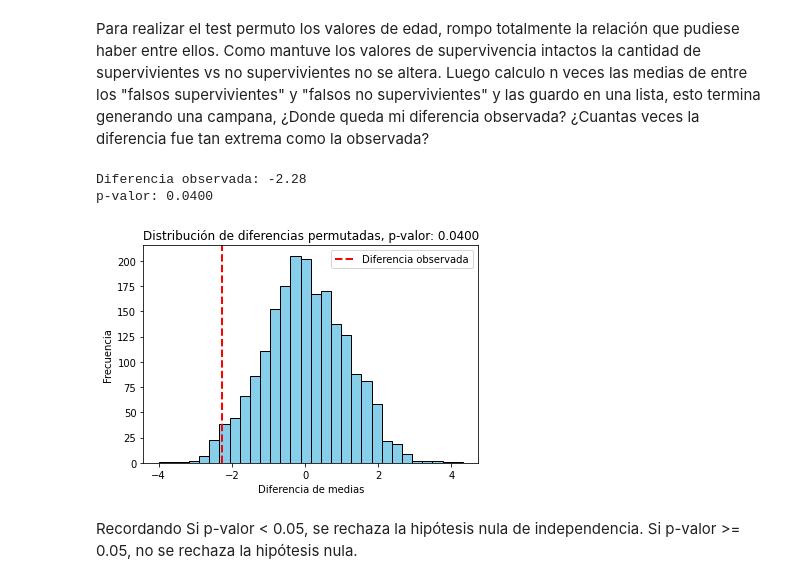
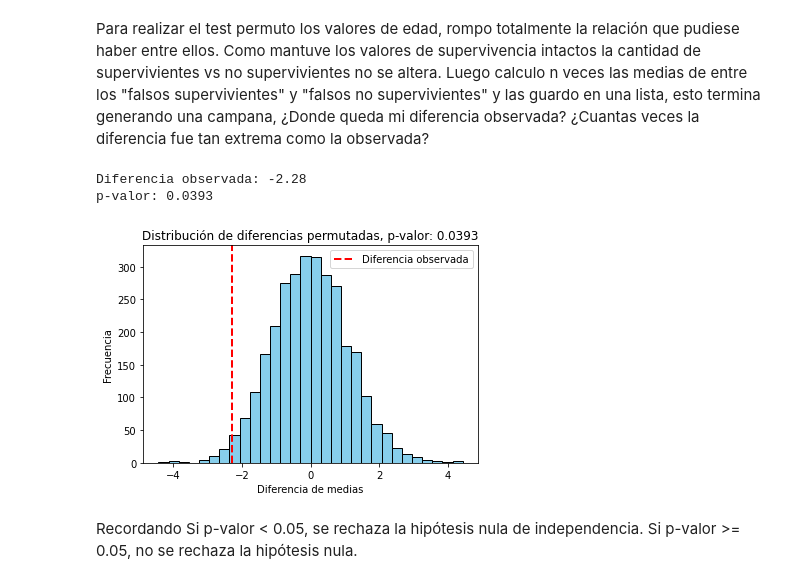
Before and after one commit to PabloSoligo2014/3670-UNLaM-CD, a Jupyter notebook: 08_FeatureSelection/PermutationTestTitanic.ipynb, the cells around one changed output. Drawn from its saved outputs; the diff is of its cells as text; code cells hidden in the pictures.

```diff
--- a/08_FeatureSelection/PermutationTestTitanic.ipynb
+++ b/08_FeatureSelection/PermutationTestTitanic.ipynb
@@ -54,37 +54,37 @@ Hay un diferencia de 2.28, ¿Esa diferencia puede ser producto del azar? O es lo
 # %% [markdown]
 Para realizar el test permuto los valores de edad, rompo totalmente la relación que pudiese haber entre ellos. Como mantuve los valores de supervivencia intactos la cantidad de supervivientes vs no supervivientes no se altera. Luego calculo n veces las medias de entre los "falsos supervivientes" y "falsos no supervivientes" y las guardo en una lista, esto termina generando una campana, ¿Donde queda mi diferencia observada? ¿Cuantas veces la diferencia fue tan extrema como la observada?
 # %%
-n_permutations = 2000
+n_permutations = 3000
 permuted_diff = []
 
 # Repetir el reordenamiento de etiquetas
 for _ in range(n_permutations):
 
     df['Age_permuted'] = np.random.permutation(df['Age'])
     surv_age_mean = df.loc[df.Survived==1, ["Age_permuted"]].mean().values[0]
     died_age_mean = df.loc[df.Survived==0, ["Age_permuted"]].mean().values[0]
     diff = surv_age_mean - died_age_mean
     permuted_diff.append(diff)
 
 # Paso 4: Calcular el p-valor como la proporción de permutaciones que tienen una diferencia mayor o igual a la observada
 p_value = np.sum(np.abs(permuted_diff) >= np.abs(obs_diff)) / n_permutations
 
 # Mostrar los resultados
 print(f"Diferencia observada: {obs_diff:.2f}")
 print(f"p-valor: {p_value:.4f}")
 
 # Graficar la distribución de las diferencias permutadas
 plt.hist(permuted_diff, bins=30, color='skyblue', edgecolor='black')
 plt.axvline(obs_diff, color='red', linestyle='dashed', linewidth=2, label='Diferencia observada')
 plt.title(f'Distribución de diferencias permutadas, p-valor: {p_value:.4f}')
 plt.xlabel('Diferencia de medias')
 plt.ylabel('Frecuencia')
 plt.legend()
 plt.show()
 # %% [output]
 Diferencia observada: -2.28
-p-valor: 0.0400
+p-valor: 0.0393
-[figure, old version]
+[figure, new version]
 # %% [markdown]
 Recordando</BR>
 Si p-valor < 0.05, se rechaza la hipótesis nula de independencia.</BR>
```
Also changed, not shown: parts of 2 cells of this notebook, 2 other files.
